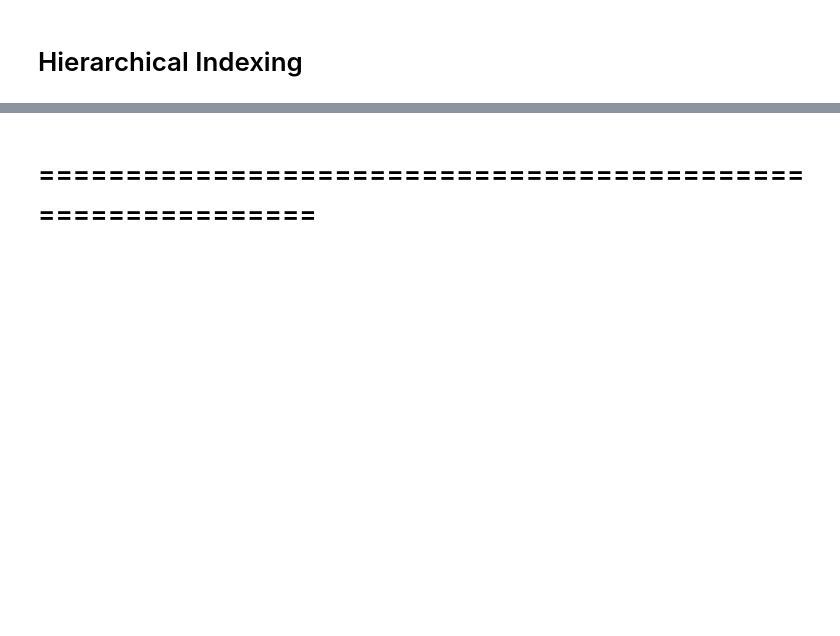
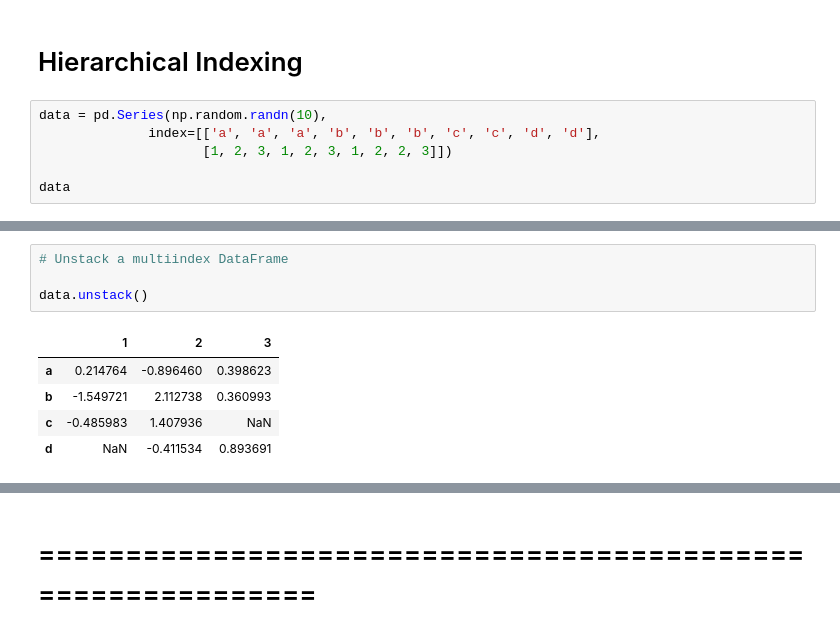
Before and after one commit to ruslanmasinjila/Applied_Data_Science_With_Python, a Jupyter notebook: Books/Python For Data Analysis/Chapter 5/chapter5.ipynb, the cells around one changed output, grey strips where cells are left out. Saved outputs shown, nothing was run; the diff lists cells and outputs as text; blank space fills up the shorter version.

```diff
--- a/Books/Python For Data Analysis/Chapter 5/chapter5.ipynb
+++ b/Books/Python For Data Analysis/Chapter 5/chapter5.ipynb
@@ -885,3 +885,9 @@ data.dropna(how='all')
 | 3 | NaN | 6.5 | 3.0 |
 # %% [markdown]
 # Hierarchical Indexing
+# %%
+data = pd.Series(np.random.randn(10),
+              index=[['a', 'a', 'a', 'b', 'b', 'b', 'c', 'c', 'd', 'd'],
+                     [1, 2, 3, 1, 2, 3, 1, 2, 2, 3]])
+
+data
@@ -887,0 +933,10 @@ data.dropna(how='all')
+# %%
+# Unstack a multiindex DataFrame
+
+data.unstack()
+# %% [output]
+|  | 1 | 2 | 3 |
+| a | 0.214764 | -0.896460 | 0.398623 |
+| b | -1.549721 | 2.112738 | 0.360993 |
+| c | -0.485983 | 1.407936 | NaN |
+| d | NaN | -0.411534 | 0.893691 |
```
Also changed, not shown: parts of 12 cells of this notebook, 2 other files.
